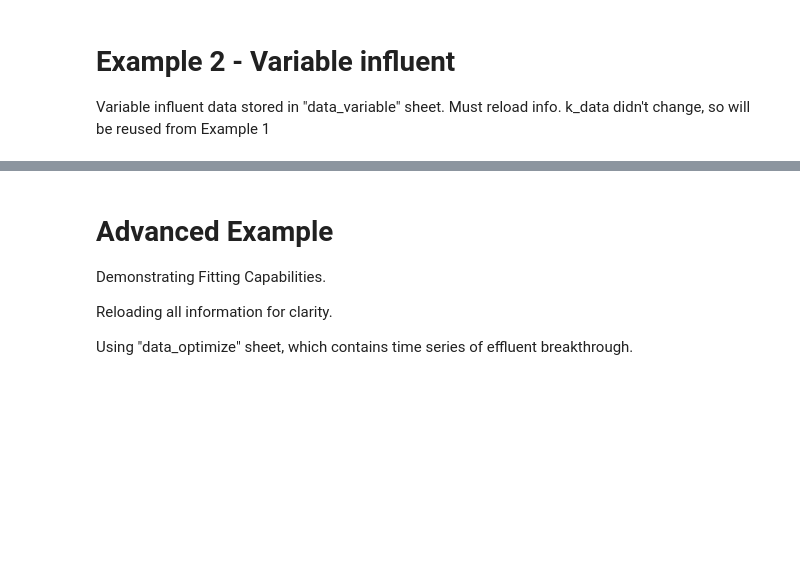
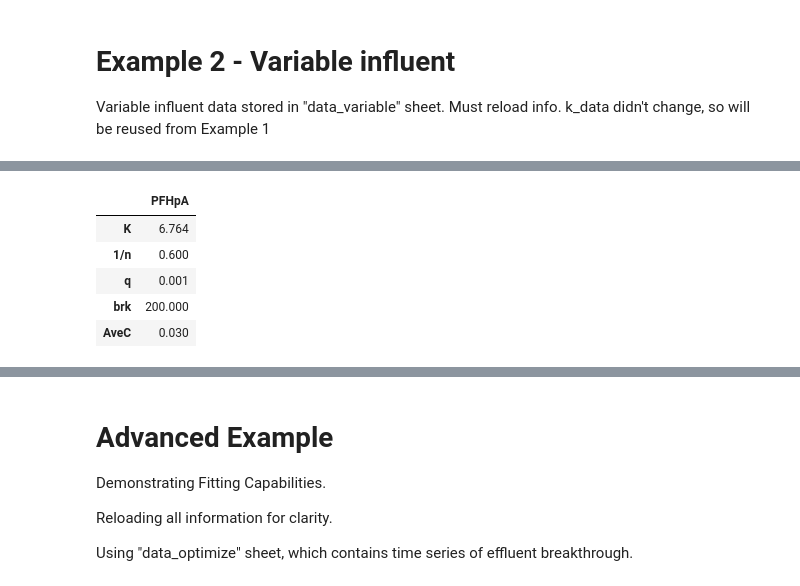
Before and after one commit to matcoghe/Thesis-Activated-Carbon-Modelling, a Jupyter notebook: 1USEPA_PSDM/3PSDM_EditMathieu/Simple_Example.ipynb, the cells around one changed output, grey strips where cells are left out. Saved outputs shown, nothing was run; the diff lists cells and outputs as text; code cells hidden in the pictures; blank space fills up the shorter version.

```diff
--- a/1USEPA_PSDM/3PSDM_EditMathieu/Simple_Example.ipynb
+++ b/1USEPA_PSDM/3PSDM_EditMathieu/Simple_Example.ipynb
@@ -294,0 +263,9 @@ raw_data
+# %%
+k_data
+# %% [output]
+|  | PFHpA |
+| K | 6.764 |
+| 1/n | 0.600 |
+| q | 0.001 |
+| brk | 200.000 |
+| AveC | 0.030 |
```
Also changed, not shown: parts of 20 cells of this notebook, 12 other files.
